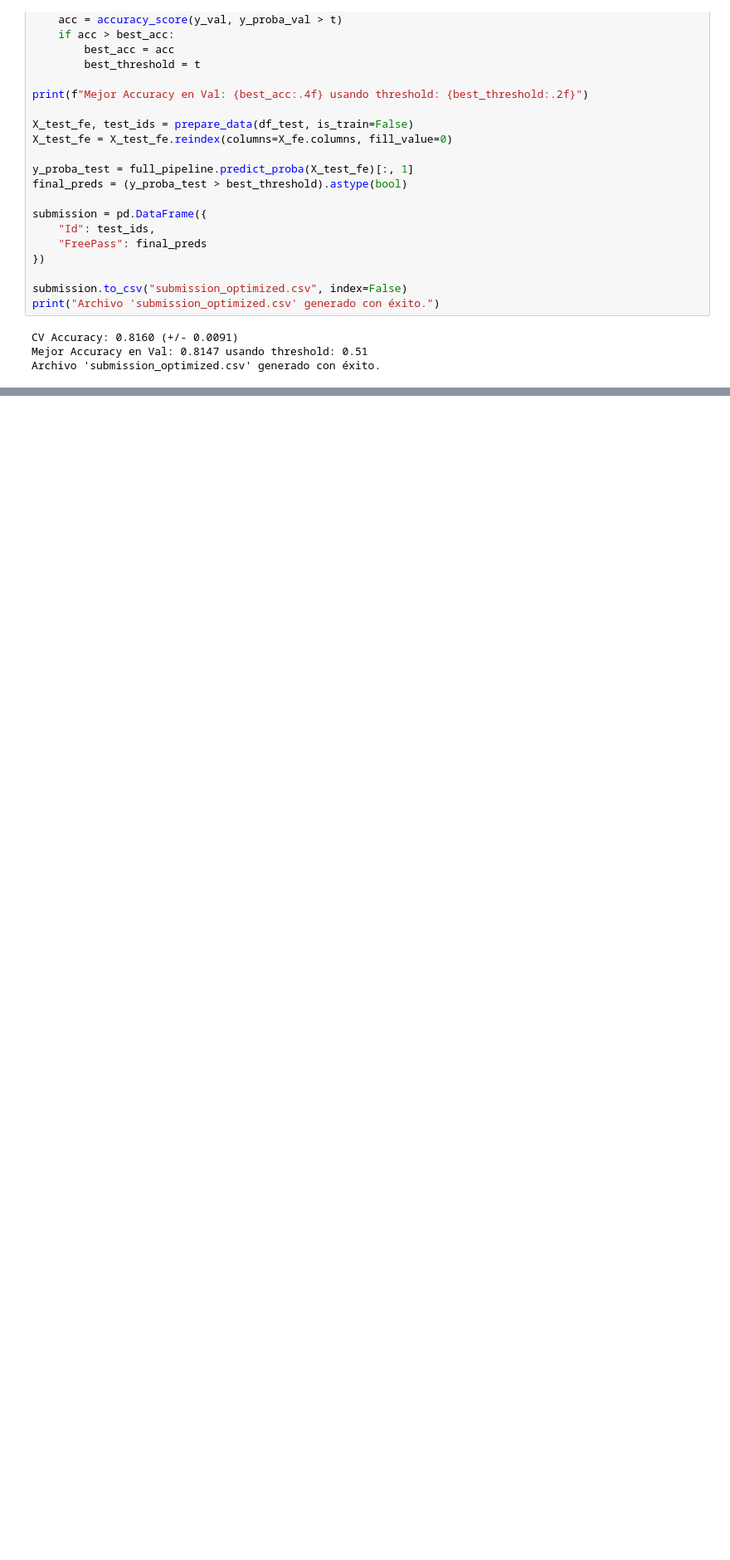
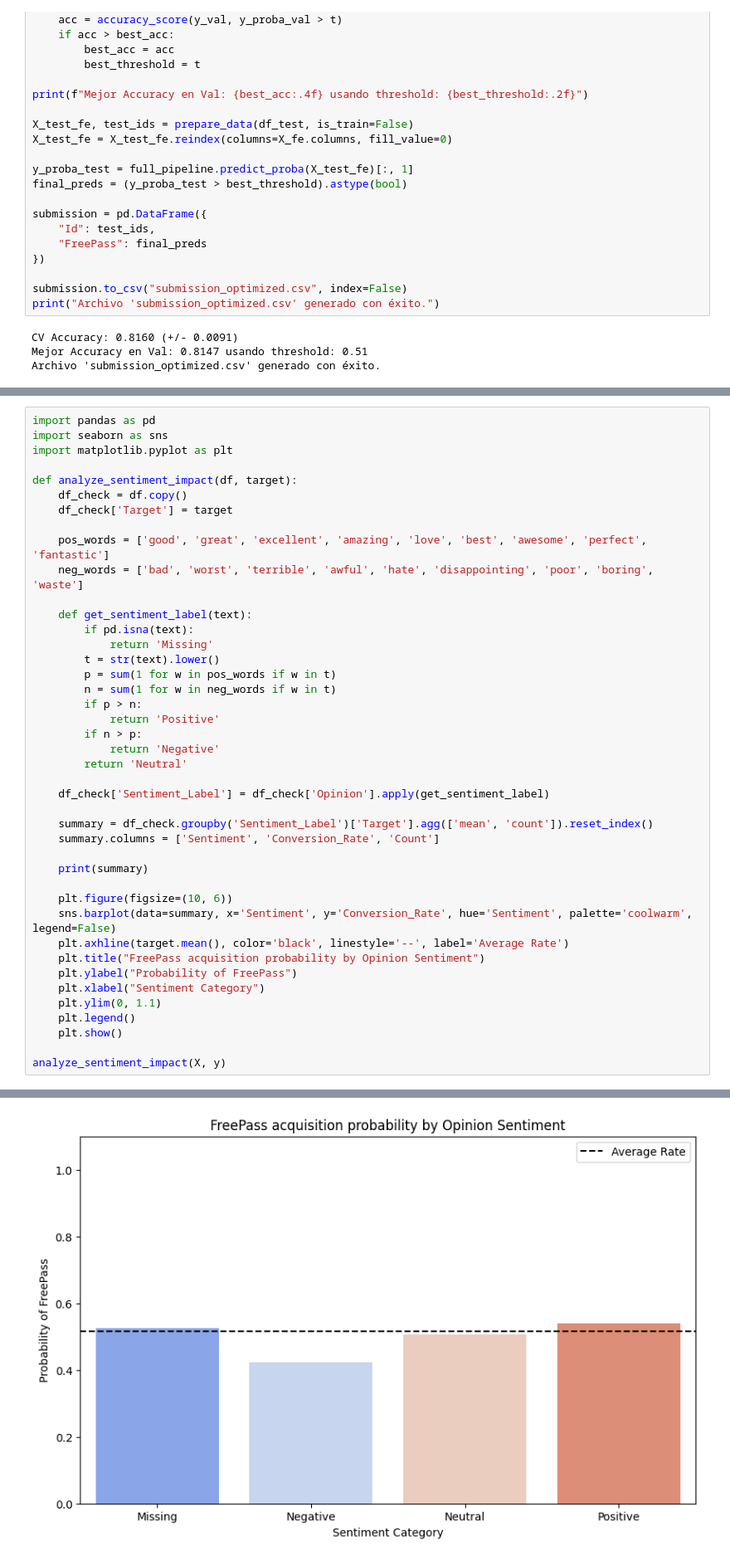
Before and after one commit to anacanoherranz/kagglada, a Jupyter notebook: notebook_anna.ipynb, the cells around one changed output, grey strips where cells are left out. Shown at 83% size. Saved outputs shown, nothing was run; the diff lists cells and outputs as text; blank space fills up the shorter version.

```diff
--- a/notebook_anna.ipynb
+++ b/notebook_anna.ipynb
@@ -416,0 +852,43 @@ print("Guardado como 'submission_final.csv'")
+# %%
+import pandas as pd
+import seaborn as sns
+import matplotlib.pyplot as plt
+
+def analyze_sentiment_impact(df, target):
+    df_check = df.copy()
+    df_check['Target'] = target
+
+    pos_words = ['good', 'great', 'excellent', 'amazing', 'love', 'best', 'awesome', 'perfect', 'fantastic']
+    neg_words = ['bad', 'worst', 'terrible', 'awful', 'hate', 'disappointing', 'poor', 'boring', 'waste']
+
+    def get_sentiment_label(text):
+        if pd.isna(text):
+            return 'Missing'
+        t = str(text).lower()
+        p = sum(1 for w in pos_words if w in t)
+        n = sum(1 for w in neg_words if w in t)
+        if p > n:
+            return 'Positive'
+        if n > p:
+            return 'Negative'
+        return 'Neutral'
+
+    df_check['Sentiment_Label'] = df_check['Opinion'].apply(get_sentiment_label)
+
+    summary = df_check.groupby('Sentiment_Label')['Target'].agg(['mean', 'count']).reset_index()
+    summary.columns = ['Sentiment', 'Conversion_Rate', 'Count']
+
+    print(summary)
+
+    plt.figure(figsize=(10, 6))
+    sns.barplot(data=summary, x='Sentiment', y='Conversion_Rate', hue='Sentiment', palette='coolwarm', legend=False)
+    plt.axhline(target.mean(), color='black', linestyle='--', label='Average Rate')
+    plt.title("FreePass acquisition probability by Opinion Sentiment")
+    plt.ylabel("Probability of FreePass")
+    plt.xlabel("Sentiment Category")
+    plt.ylim(0, 1.1)
+    plt.legend()
+    plt.show()
+
+analyze_sentiment_impact(X, y)
+# %% [output]
@@ -416,0 +900 @@ print("Guardado como 'submission_final.csv'")
+[figure, added]
```
Also changed, not shown: parts of 10 cells of this notebook, 4 other files.
